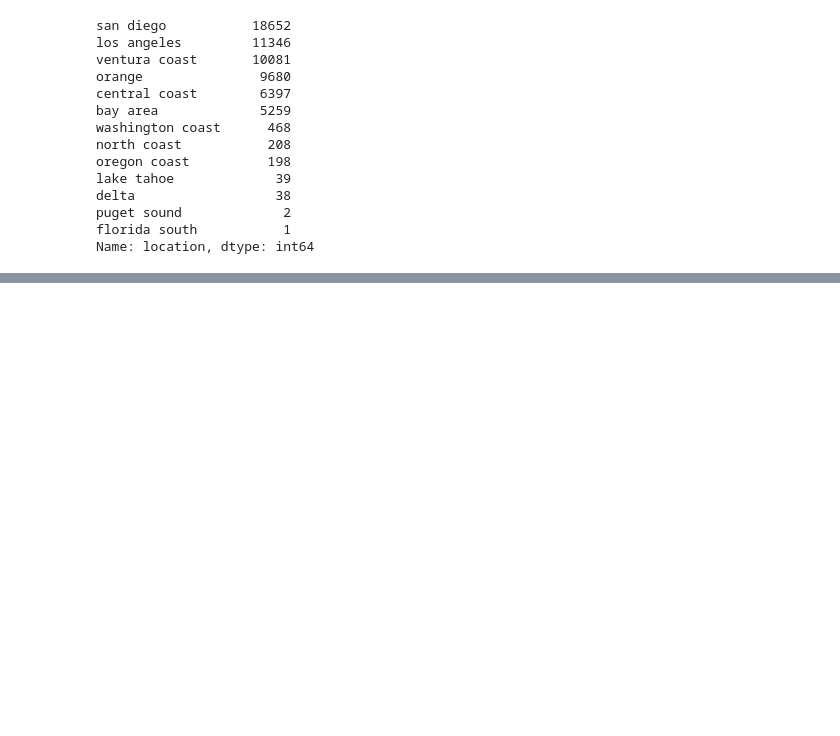
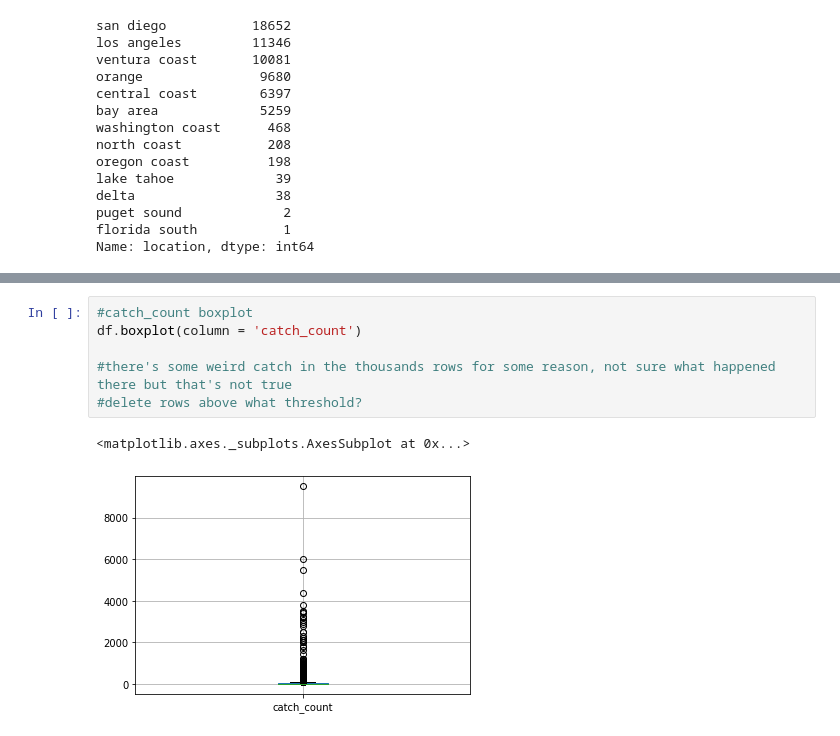
Before and after one commit to dsgrom/sportfishingreport_project, a Jupyter notebook: data_eda.ipynb, the cells around one changed output, grey strips where cells are left out. Drawn from its saved outputs; the diff is of its cells as text; blank space fills up the shorter version.

```diff
--- a/data_eda.ipynb
+++ b/data_eda.ipynb
@@ -67,0 +548,9 @@ df.
+# %%
+#catch_count boxplot
+df.boxplot(column = 'catch_count')
+
+#there's some weird catch in the thousands rows for some reason, not sure what happened there but that's not true
+#delete rows above what threshold?
+# %% [output]
+<matplotlib.axes._subplots.AxesSubplot at 0x...>
+[figure, added]
```
Also changed, not shown: parts of 43 cells of this notebook, 1 other file.
